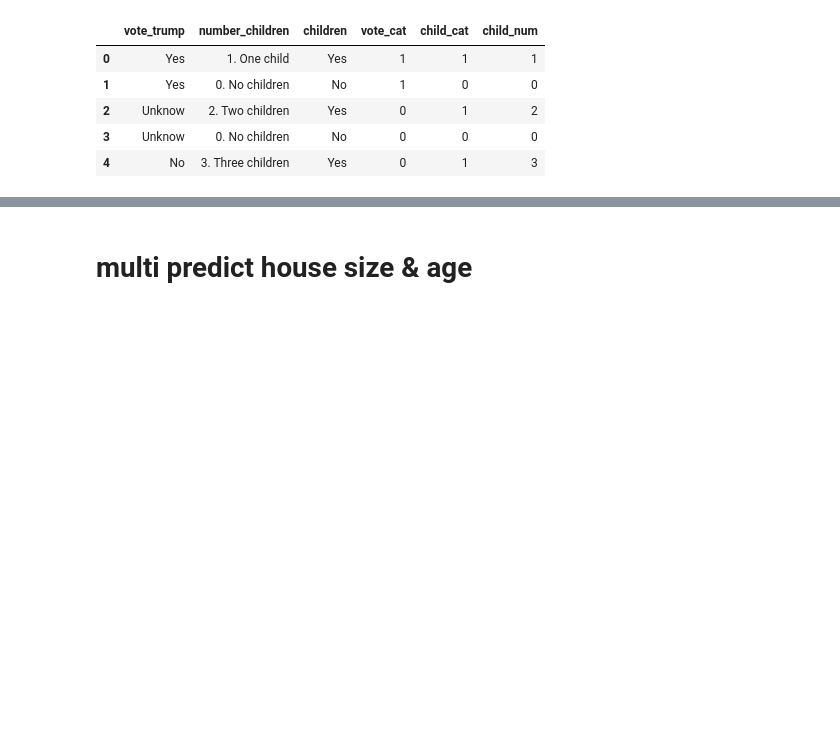
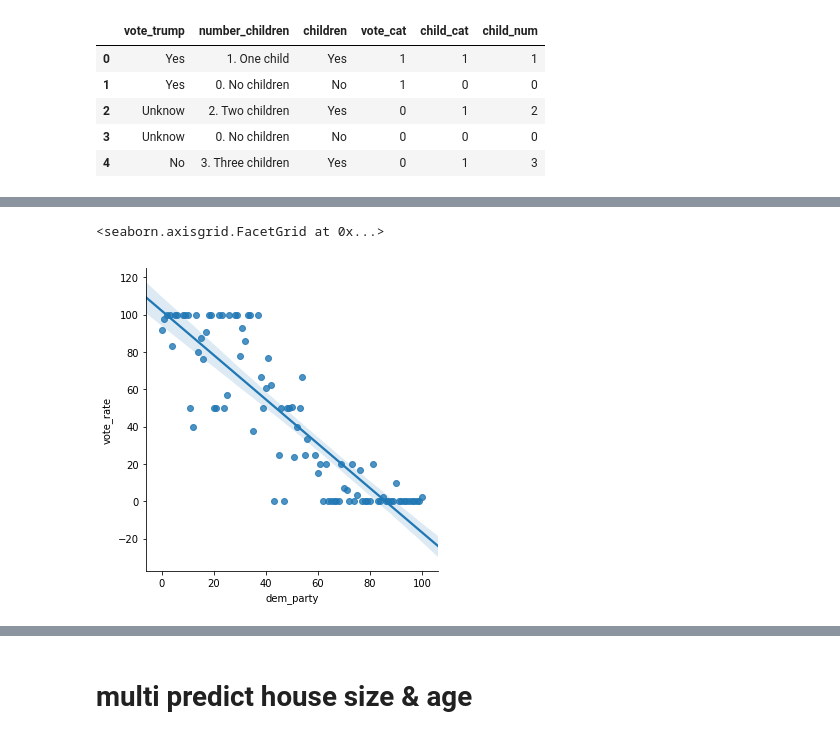
Before and after one commit to wangdianyh/trump-4703, a Jupyter notebook: Trump.ipynb, the cells around one changed output, grey strips where cells are left out. Saved outputs shown, nothing was run; the diff lists cells and outputs as text; code cells hidden in the pictures; blank space fills up the shorter version.

```diff
--- a/Trump.ipynb
+++ b/Trump.ipynb
@@ -312,0 +354,13 @@ Warnings:
+# %%
+dem_data = data_dem.groupby('dem_party').count().reset_index()
+# %%
+dem_vote = data_dem.loc[data_dem.vote_trump == 'Yes'].groupby('dem_party').count().reset_index()
+# %%
+dem_data = dem_data.merge(dem_vote, on='dem_party', how='left').rename(columns={"vote_trump_x": 'dem', 'vote_trump_y': 'vote'})
+# %%
+dem_data['vote_rate'] = np.round((dem_data.vote / dem_data.dem)*100, 2)
+# %%
+sns.lmplot(x='dem_party', y='vote_rate', data=dem_data, fit_reg=True)
+# %% [output]
+<seaborn.axisgrid.FacetGrid at 0x...>
+[figure, added]
```
Also changed, not shown: parts of 42 cells of this notebook.
